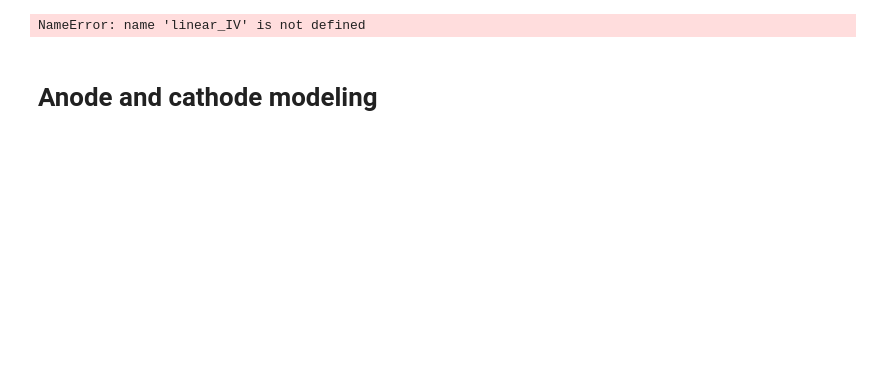
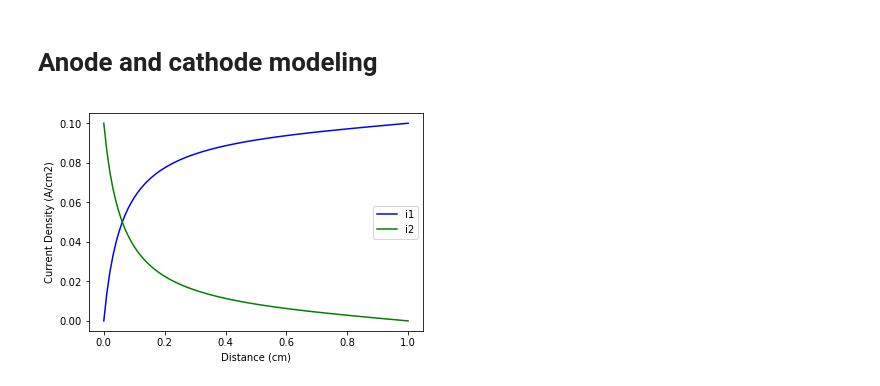
Before and after one commit to dalcox/batteries, a Jupyter notebook: Battery Modeling 1D Steady State.ipynb, the cells around one changed output. Cells and saved outputs as stored; diff of their text form; code cells hidden in the pictures; blank space fills up the shorter version.

```diff
--- a/Battery Modeling 1D Steady State.ipynb
+++ b/Battery Modeling 1D Steady State.ipynb
@@ -16,7 +16,7 @@ a = 23300.  #area/volume
 ac = 0.5    #alpha cathode
 aa = 0.5    #alpha anode
 io = 2e-7   #exchange current density
-L = .5      #length
+L = 1.0      #length
 n = 1       #exchanged electrons
 F = 96485   #Faraday's constant
 R = 8.314   #gas constant
@@ -166,10 +166,6 @@ def BC_a(ya, yb):
 # #     plt.plot(x_plot, linear_IV.sol(x_plot)[i])
 #     plt.plot(x_plot, Ta_IV.sol(x_plot)[i], color = 'r')
 #     plt.plot(x_plot, Tc_IV.sol(x_plot)[i], color = 'b')
-# %%
-print(linear_IV.sol(x_plot)[3] - linear_IV.sol(x_plot)[2])
-# %% [output]
-NameError: name 'linear_IV' is not defined
 # %% [markdown]
 # Anode and cathode modeling
 # %%
@@ -222,24 +218,27 @@ def TafelOverall(x, IV):
 # %%
 N = 10
 x = np.linspace(0, L, N)
 # x2 = np.linspace(0,L, N)
 y = np.zeros([8, N])
 
 # y[:,0] = [0., I, .1, .1]
 # y[:,-1] = [I, 0., .1, .1]
 
 Mashed = solve_bvp(TafelOverall, BCOverall, x, y)
 # Ta_IV = solve_bvp(Tafelfunc_a, BC_a, x, y)
 # Tc_IV = solve_bvp(Tafelfunc_c, BC_c, x, y)
 
 x_plot = np.linspace(0, L, 100)
 
 plt.figure()
-for i in range(2):
-#     plt.plot(x, y[i])
-#     plt.plot(x_plot, linear_IV.sol(x_plot)[i])
-    plt.plot(x_plot, Mashed.sol(x_plot)[i], color = 'r', label = i)
-    plt.legend(loc = 'best')
+plt.plot(x_plot, Mashed.sol(x_plot)[0], color = 'b', label ='i1' )
+plt.plot(x_plot, Mashed.sol(x_plot)[1], color = 'g', label ='i2' )
+plt.legend(loc = 'best')
+plt.xlabel('Distance (cm)')
+plt.ylabel('Current Density (A/cm2)')
+plt.savefig('gallaway compare')
+# %% [output]
+[figure, added]
 # %%
 a = np.append(Mashed.sol(x_plot)[4], Mashed.sol(x_plot)[0])
 b = np.append(Mashed.sol(x_plot)[5], Mashed.sol(x_plot)[1])
```
Also changed, not shown: parts of 2 cells of this notebook, 14 other files.
